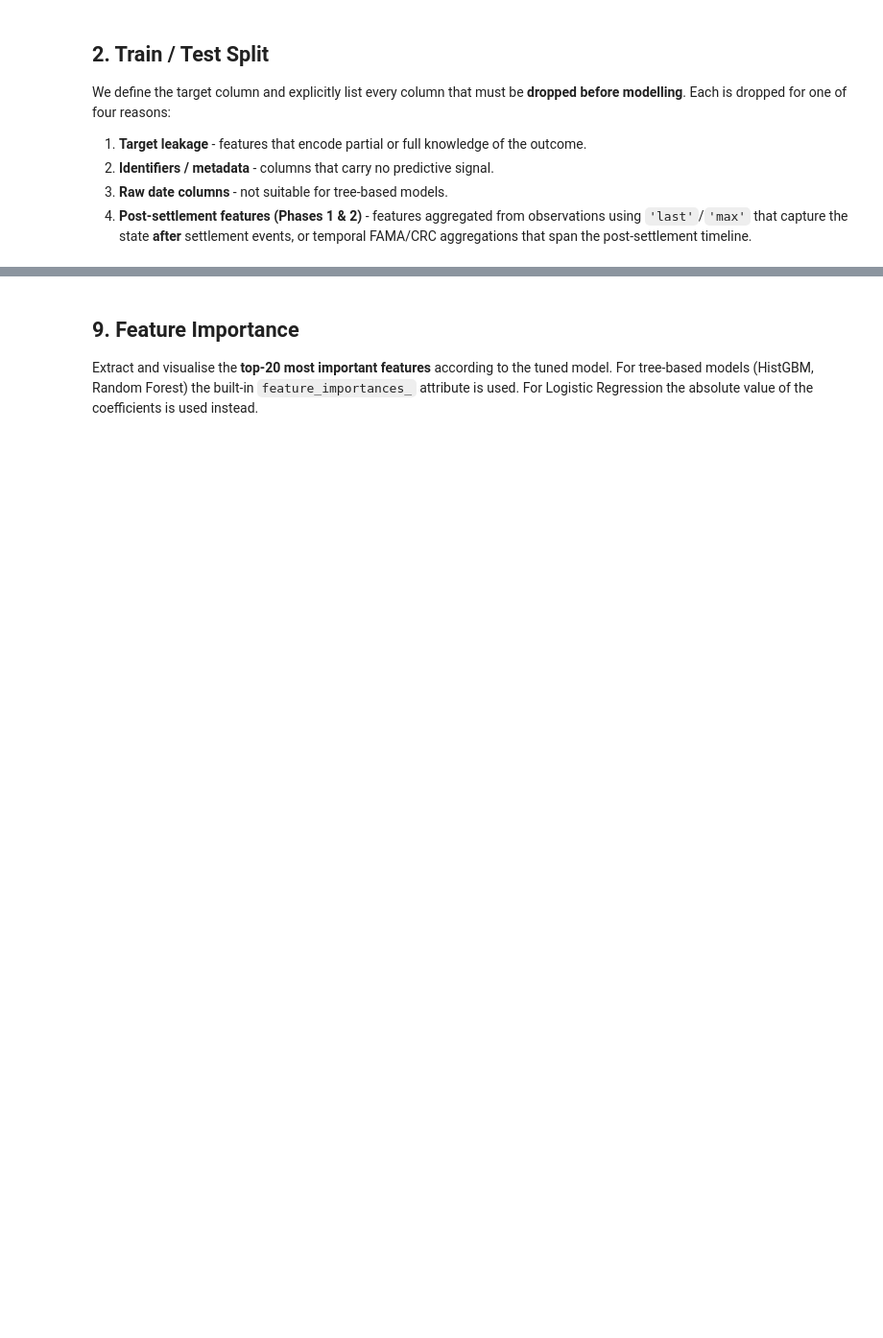
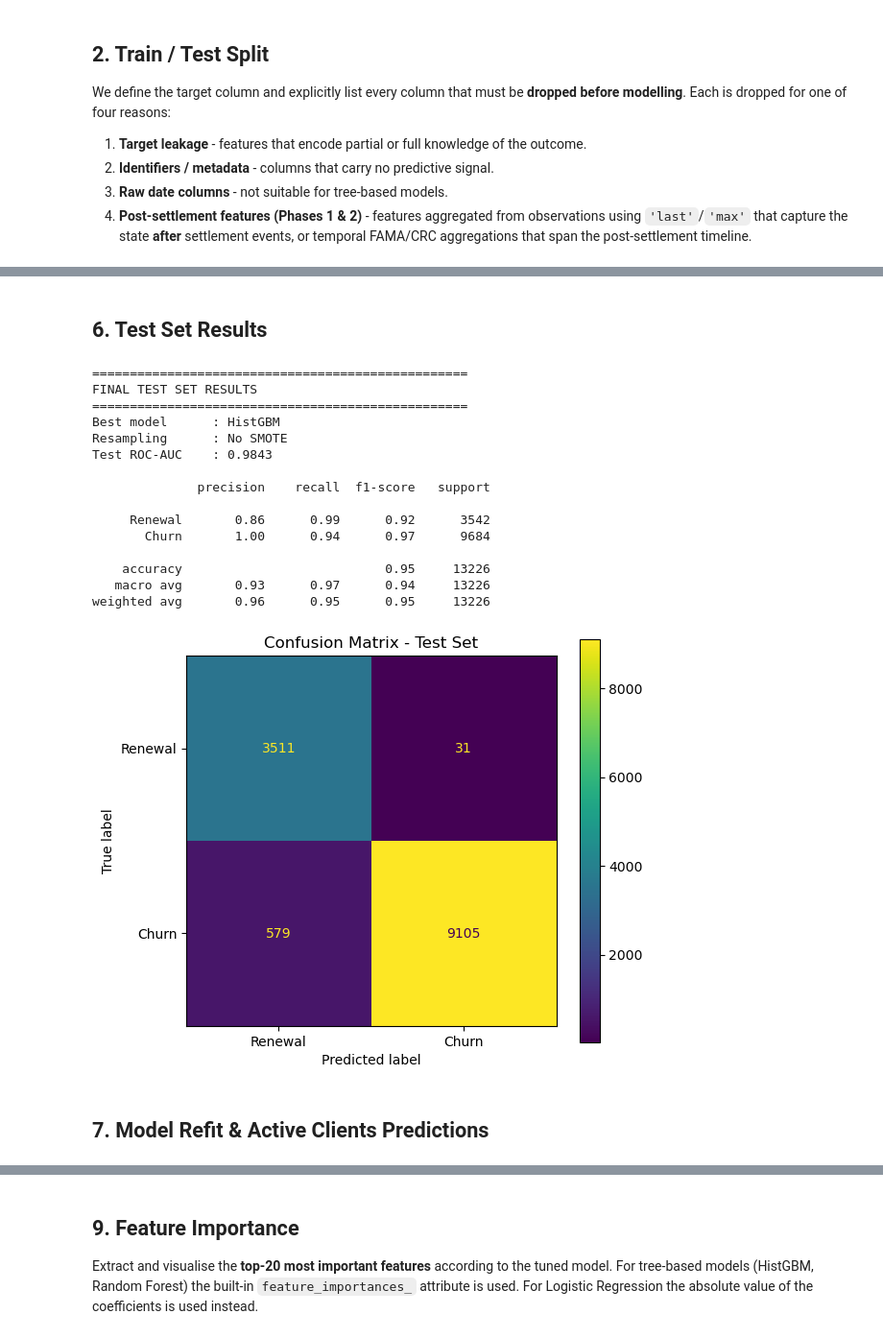
Before and after one commit to RuiSousaFerreiraIMS/Business_Case_BNP, a Jupyter notebook: notebooks/3a)Data_Preprocessing_Models_Churn.ipynb, the cells around one changed output, grey strips where cells are left out. Shown at 96% size. Cells and saved outputs as stored; diff of their text form; code cells hidden in the pictures; blank space fills up the shorter version.

Commit message:
classification models

```diff
--- a/notebooks/3a)Data_Preprocessing_Models_Churn.ipynb
+++ b/notebooks/3a)Data_Preprocessing_Models_Churn.ipynb
@@ -641,0 +532,20 @@ weighted avg       0.97      0.98      0.98     13488
+# %%
+search = RandomizedSearchCV(
+    estimator=tuning_pipe,
+    param_distributions=param_dist,
+    n_iter=20,
+    scoring="roc_auc",
+    cv=cv,
+    random_state=RANDOM_STATE,
+    n_jobs=-1,
+    verbose=2,
+    refit=True,
+)
+
+search.fit(X_train, y_train)
+
+print("Best params:")
+print(search.best_params_)
+
+print("\nBest CV ROC-AUC:")
+print(search.best_score_)
@@ -641,0 +570,49 @@ weighted avg       0.97      0.98      0.98     13488
+# %% [markdown]
+## 6. Test Set Results
+# %%
+best_pipe = search.best_estimator_
+
+y_test_prob = best_pipe.predict_proba(X_test)[:, 1]
+y_test_pred = best_pipe.predict(X_test)
+
+print("=" * 50)
+print("FINAL TEST SET RESULTS")
+print("=" * 50)
+
+roc_auc = roc_auc_score(y_test, y_test_prob)
+print(f"Best model      : {best_model_name}")
+print(f"Resampling      : {best_resampling}")
+print(f"Test ROC-AUC    : {roc_auc:.4f}")
+print()
+
+print(classification_report(y_test, y_test_pred, target_names=["Renewal", "Churn"]))
+
+fig, ax = plt.subplots(figsize=(6, 5))
+ConfusionMatrixDisplay.from_predictions(
+    y_test,
+    y_test_pred,
+    display_labels=["Renewal", "Churn"],
+    ax=ax,
+)
+ax.set_title("Confusion Matrix - Test Set")
+plt.tight_layout()
+plt.show()
+# %% [output]
+==================================================
+FINAL TEST SET RESULTS
+==================================================
+Best model      : HistGBM
+Resampling      : No SMOTE
+Test ROC-AUC    : 0.9843
+
+              precision    recall  f1-score   support
+
+     Renewal       0.86      0.99      0.92      3542
+       Churn       1.00      0.94      0.97      9684
+
+    accuracy                           0.95     13226
+   macro avg       0.93      0.97      0.94     13226
+weighted avg       0.96      0.95      0.95     13226
+[figure, added]
+# %% [markdown]
+## 7. Model Refit & Active Clients Predictions
```
Also changed, not shown: parts of 42 cells of this notebook, 3 other files.
